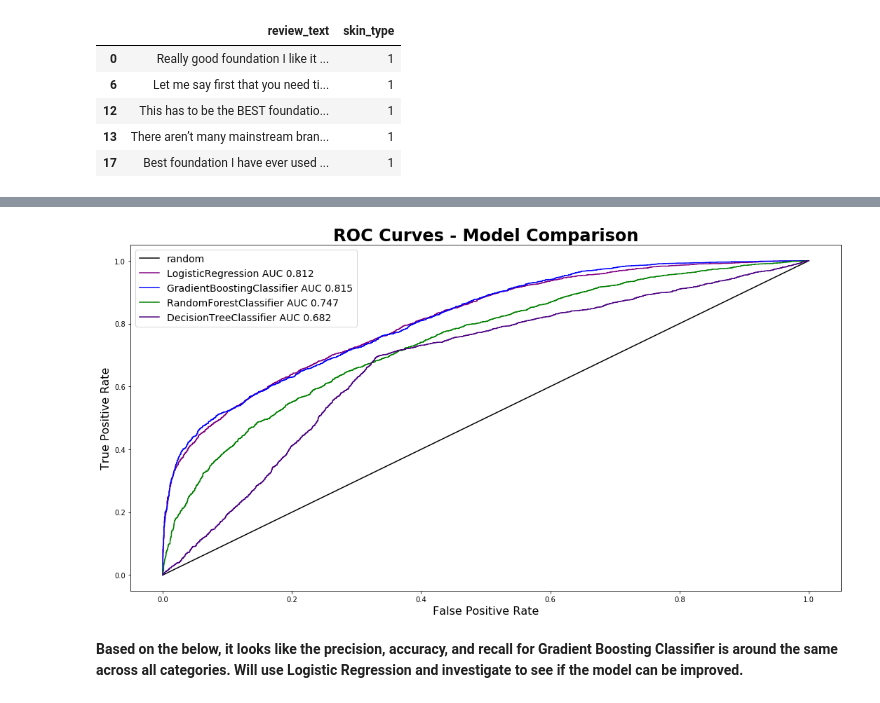
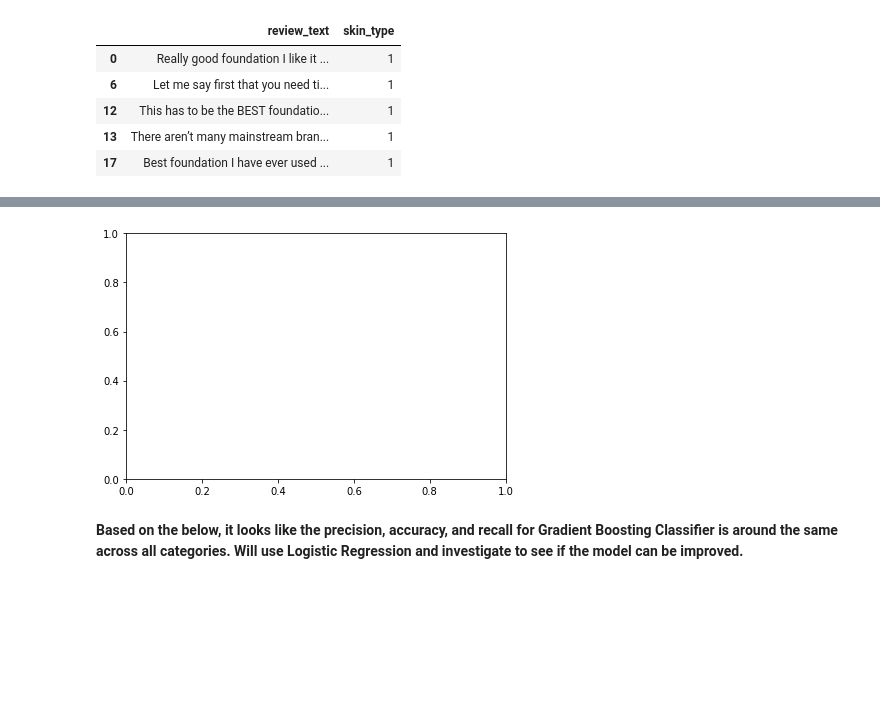
Before and after one commit to nicleong27/Beauty_Reviews, a Jupyter notebook: Reviews-Modelling.ipynb, the cells around one changed output, grey strips where cells are left out. Saved outputs shown, nothing was run; the diff lists cells and outputs as text; code cells hidden in the pictures; blank space fills up the shorter version.

```diff
--- a/Reviews-Modelling.ipynb
+++ b/Reviews-Modelling.ipynb
@@ -456,7 +382,7 @@ plt.savefig('imgs/WordCloud_description')
 # %% [markdown]
 ### Predicting dry/oily skin type based on review text using multiple models
 # %%
-model2 = df2[['review_text', 'skin_type']].copy()
+model2 = df[['review_text', 'skin_type']].copy()
 model2.head()
 # %% [output]
 |  | review_text | skin_type |
@@ -513,5 +396,5 @@ model2.head()
 # %%
-model2 = clean.cleaning(model2)
+model2 = cleaning(model2)
 model2.head()
 # %% [output]
 |  | review_text | skin_type |
@@ -535,16 +417,16 @@ model2.head()
 # %%
 model_list = [LogisticRegression(), GradientBoostingClassifier(), RandomForestClassifier(), DecisionTreeClassifier()]
 # %%
-fig, ax = plt.subplots(figsize=(15,8))
+# fig, ax = plt.subplots(figsize=(15,8))
 ax.set_title('ROC Curves - Model Comparison', fontweight='bold', fontsize=24)
 
 
 plt.gca().set_color_cycle(['purple', 'blue', 'green', 'indigo'])
 plot_multiple_rocs(model_list, model2['review_text'], model2['skin_type'], TfidfVectorizer())
 plt.tight_layout()
 plt.savefig('imgs/model_compare_roc.png')
 # %% [output]
-[figure, old version]
+[figure, new version]
 # %%
 # plot multiple rocs for NLP
 def plot_multiple_rocs(model_list, text_series, y, vectorizer):
```
Also changed, not shown: parts of 13 cells of this notebook.
